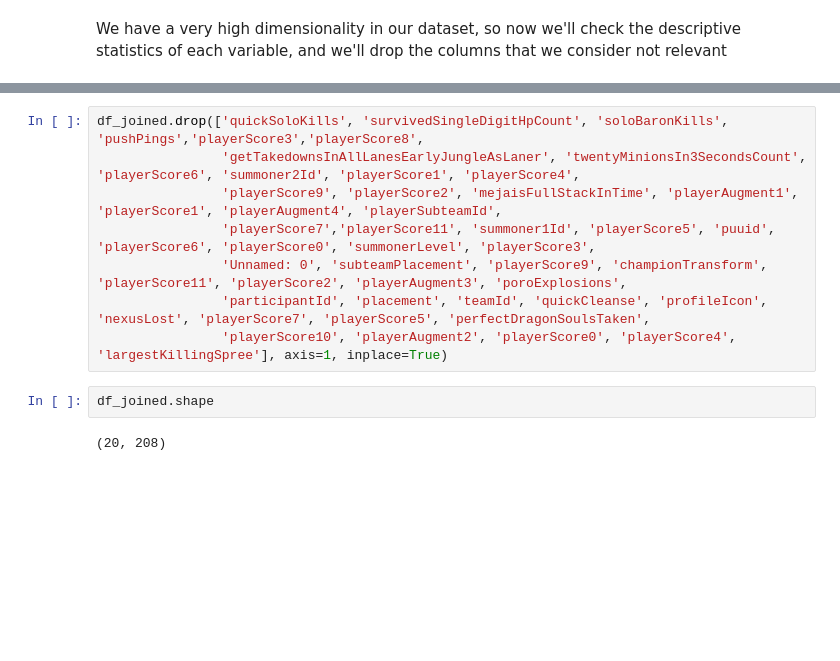
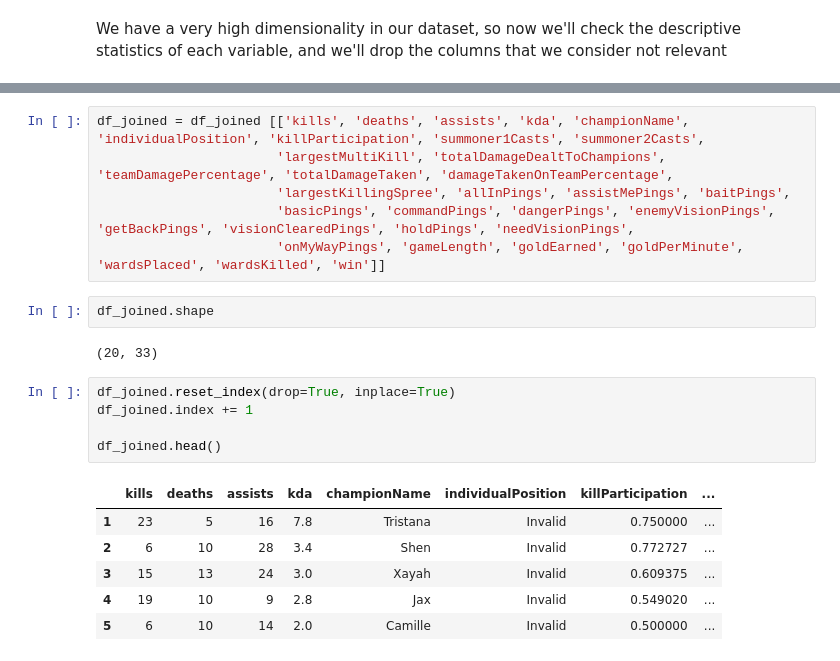
Before and after one commit to K3nse1/LeagueOfLegendsETL, a Jupyter notebook: lol_etl.ipynb, the cells around one changed output, grey strips where cells are left out. Saved outputs shown, nothing was run; the diff lists cells and outputs as text; blank space fills up the shorter version.

```diff
--- a/lol_etl.ipynb
+++ b/lol_etl.ipynb
@@ -154,12 +154,22 @@ display(df_joined.describe())
-# %%
-df_joined.drop(['quickSoloKills', 'survivedSingleDigitHpCount', 'soloBaronKills', 'pushPings','playerScore3','playerScore8',
-                'getTakedownsInAllLanesEarlyJungleAsLaner', 'twentyMinionsIn3SecondsCount', 'playerScore6', 'summoner2Id', 'playerScore1', 'playerScore4',
-                'playerScore9', 'playerScore2', 'mejaisFullStackInTime', 'playerAugment1', 'playerScore1', 'playerAugment4', 'playerSubteamId',
-                'playerScore7','playerScore11', 'summoner1Id', 'playerScore5', 'puuid', 'playerScore6', 'playerScore0', 'summonerLevel', 'playerScore3',
-                'Unnamed: 0', 'subteamPlacement', 'playerScore9', 'championTransform', 'playerScore11', 'playerScore2', 'playerAugment3', 'poroExplosions',
-                'participantId', 'placement', 'teamId', 'quickCleanse', 'profileIcon', 'nexusLost', 'playerScore7', 'playerScore5', 'perfectDragonSoulsTaken',
-                'playerScore10', 'playerAugment2', 'playerScore0', 'playerScore4', 'largestKillingSpree'], axis=1, inplace=True)
+# %%
+df_joined = df_joined [['kills', 'deaths', 'assists', 'kda', 'championName', 'individualPosition', 'killParticipation', 'summoner1Casts', 'summoner2Casts',
+                       'largestMultiKill', 'totalDamageDealtToChampions', 'teamDamagePercentage', 'totalDamageTaken', 'damageTakenOnTeamPercentage',
+                       'largestKillingSpree', 'allInPings', 'assistMePings', 'baitPings',
+                       'basicPings', 'commandPings', 'dangerPings', 'enemyVisionPings', 'getBackPings', 'visionClearedPings', 'holdPings', 'needVisionPings',
+                       'onMyWayPings', 'gameLength', 'goldEarned', 'goldPerMinute', 'wardsPlaced', 'wardsKilled', 'win']]
 # %%
 df_joined.shape
 # %% [output]
-(20, 208)
+(20, 33)
+# %%
+df_joined.reset_index(drop=True, inplace=True)
+df_joined.index += 1
+
+df_joined.head()
+# %% [output]
+|  | kills | deaths | assists | kda | championName | individualPosition | killParticipation | ... |
+| 1 | 23 | 5 | 16 | 7.8 | Tristana | Invalid | 0.750000 | ... |
+| 2 | 6 | 10 | 28 | 3.4 | Shen | Invalid | 0.772727 | ... |
+| 3 | 15 | 13 | 24 | 3.0 | Xayah | Invalid | 0.609375 | ... |
+| 4 | 19 | 10 | 9 | 2.8 | Jax | Invalid | 0.549020 | ... |
+| 5 | 6 | 10 | 14 | 2.0 | Camille | Invalid | 0.500000 | ... |
```
Also changed, not shown: parts of 12 cells of this notebook, 21 other files.
